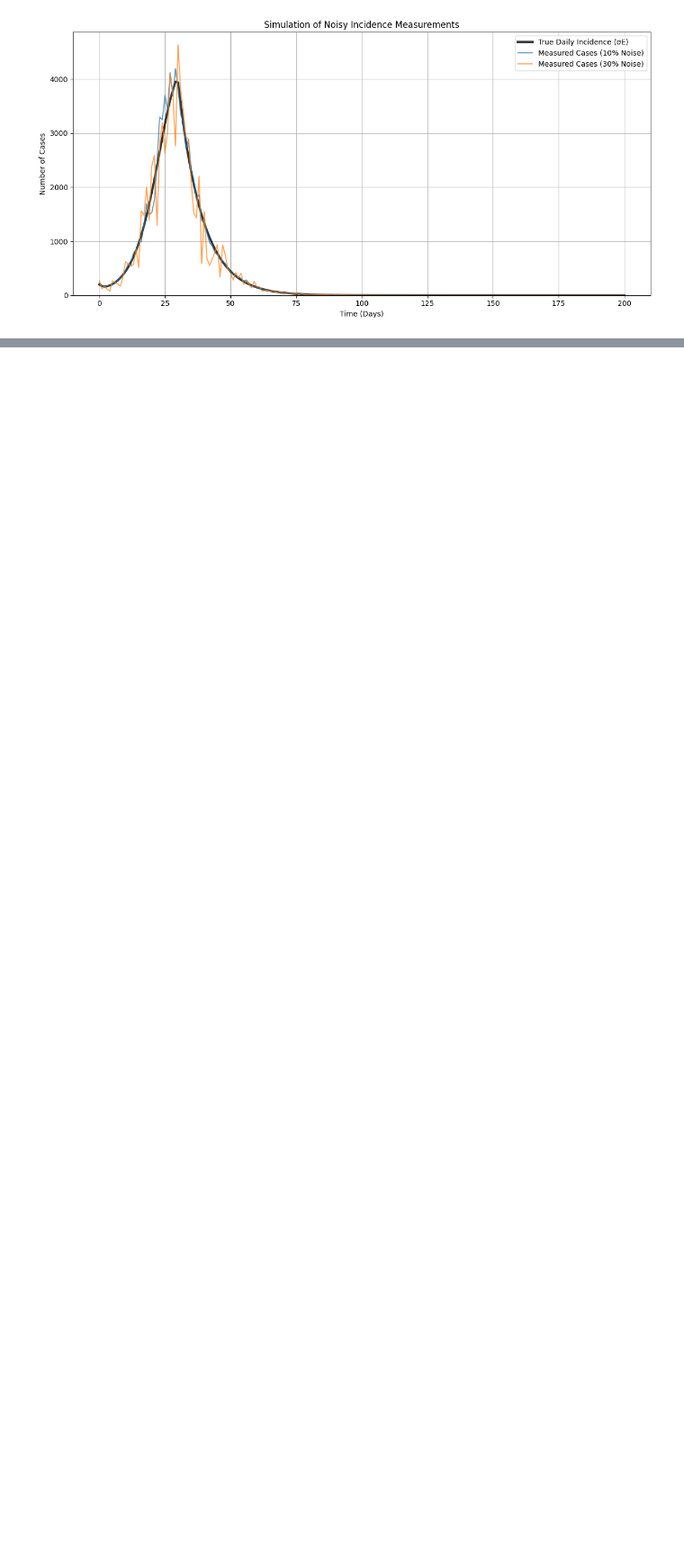
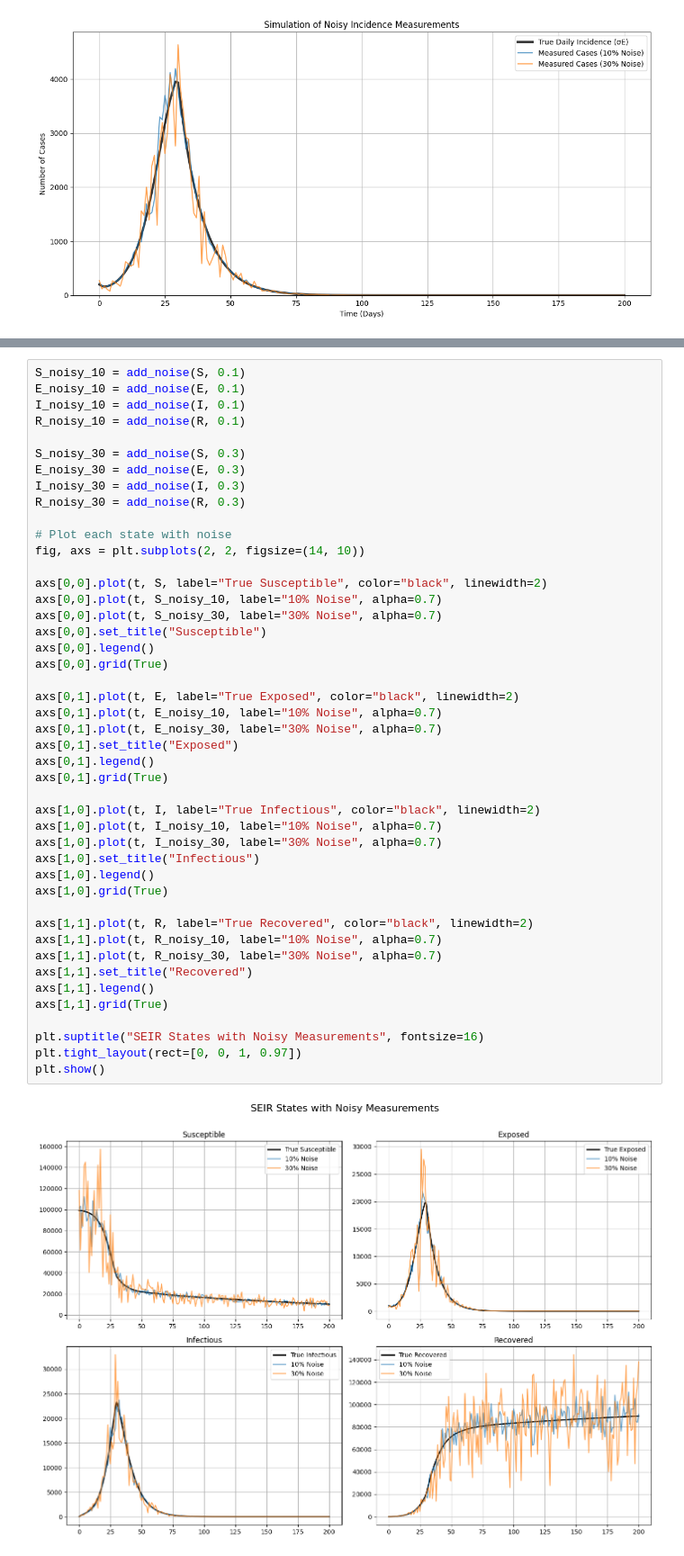
Before and after one commit to EEFrimpong/Course, a Jupyter notebook: project001.ipynb, the cells around one changed output, grey strips where cells are left out. Shown at 90% size. Drawn from its saved outputs; the diff is of its cells as text; blank space fills up the shorter version.

```diff
--- a/project001.ipynb
+++ b/project001.ipynb
@@ -195,0 +223,47 @@ plt.show()
+# %%
+S_noisy_10 = add_noise(S, 0.1)
+E_noisy_10 = add_noise(E, 0.1)
+I_noisy_10 = add_noise(I, 0.1)
+R_noisy_10 = add_noise(R, 0.1)
+
+S_noisy_30 = add_noise(S, 0.3)
+E_noisy_30 = add_noise(E, 0.3)
+I_noisy_30 = add_noise(I, 0.3)
+R_noisy_30 = add_noise(R, 0.3)
+
+# Plot each state with noise
+fig, axs = plt.subplots(2, 2, figsize=(14, 10))
+
+axs[0,0].plot(t, S, label="True Susceptible", color="black", linewidth=2)
+axs[0,0].plot(t, S_noisy_10, label="10% Noise", alpha=0.7)
+axs[0,0].plot(t, S_noisy_30, label="30% Noise", alpha=0.7)
+axs[0,0].set_title("Susceptible")
+axs[0,0].legend()
+axs[0,0].grid(True)
+
+axs[0,1].plot(t, E, label="True Exposed", color="black", linewidth=2)
+axs[0,1].plot(t, E_noisy_10, label="10% Noise", alpha=0.7)
+axs[0,1].plot(t, E_noisy_30, label="30% Noise", alpha=0.7)
+axs[0,1].set_title("Exposed")
+axs[0,1].legend()
+axs[0,1].grid(True)
+
+axs[1,0].plot(t, I, label="True Infectious", color="black", linewidth=2)
+axs[1,0].plot(t, I_noisy_10, label="10% Noise", alpha=0.7)
+axs[1,0].plot(t, I_noisy_30, label="30% Noise", alpha=0.7)
+axs[1,0].set_title("Infectious")
+axs[1,0].legend()
+axs[1,0].grid(True)
+
+axs[1,1].plot(t, R, label="True Recovered", color="black", linewidth=2)
+axs[1,1].plot(t, R_noisy_10, label="10% Noise", alpha=0.7)
+axs[1,1].plot(t, R_noisy_30, label="30% Noise", alpha=0.7)
+axs[1,1].set_title("Recovered")
+axs[1,1].legend()
+axs[1,1].grid(True)
+
+plt.suptitle("SEIR States with Noisy Measurements", fontsize=16)
+plt.tight_layout(rect=[0, 0, 1, 0.97])
+plt.show()
+# %% [output]
+[figure, added]
```
Also changed, not shown: parts of 5 cells of this notebook.
